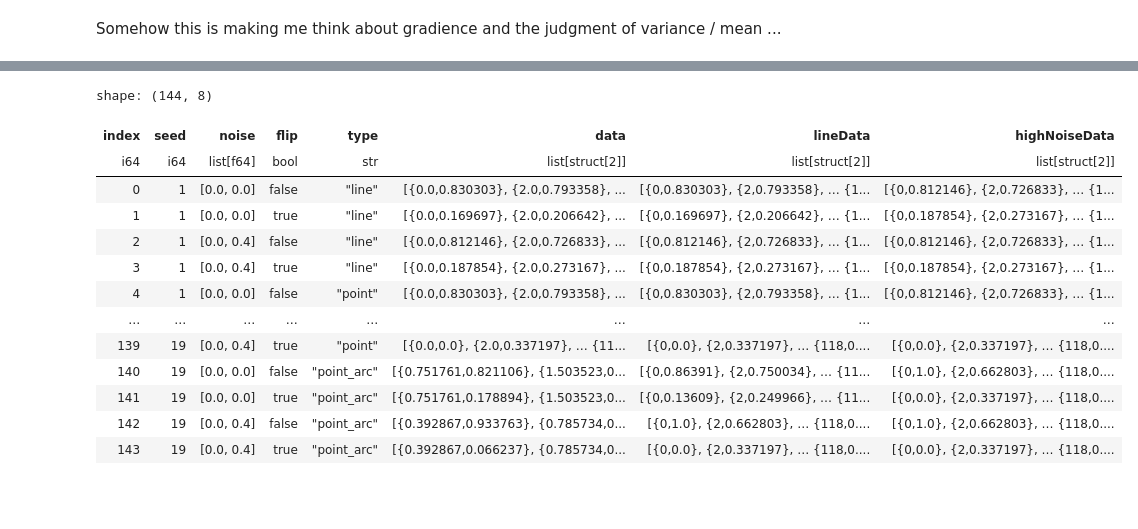
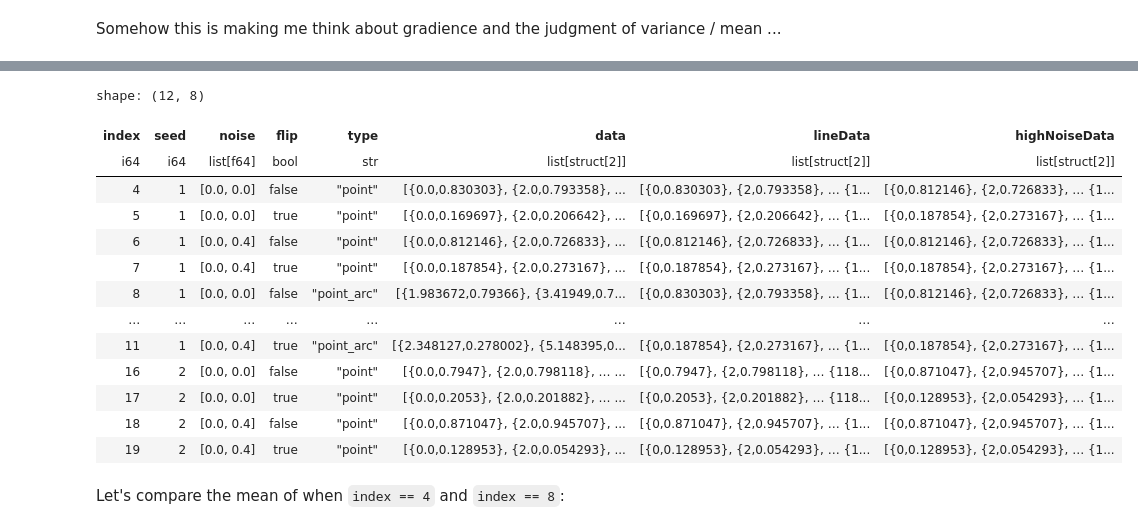
Before and after one commit to mika-long/vis-decode-analysis, a Jupyter notebook: analysis/moritz/Stimuli.ipynb, the cells around one changed output, grey strips where cells are left out. Drawn from its saved outputs; the diff is of its cells as text; code cells hidden in the pictures; blank space fills up the shorter version.

```diff
--- a/analysis/moritz/Stimuli.ipynb
+++ b/analysis/moritz/Stimuli.ipynb
@@ -200,16 +138,24 @@ shape: (12, 4)
 # %%
+def get_plot_df(df: pl.DataFrame, index: int, col: str):
+    return df.filter(pl.col("index") == index).select(col).explode(col).unnest(col)
-# %% [output]
-shape: (144, 8)
-| index | seed | noise | flip | type | data | lineData | highNoiseData |
-| i64 | i64 | list[f64] | bool | str | list[struct[2]] | list[struct[2]] | list[struct[2]] |
-| 0 | 1 | [0.0, 0.0] | false | "line" | [{0.0,0.830303}, {2.0,0.793358}, ... | [{0,0.830303}, {2,0.793358}, … {1... | [{0,0.812146}, {2,0.726833}, … {1... |
-| 1 | 1 | [0.0, 0.0] | true | "line" | [{0.0,0.169697}, {2.0,0.206642}, ... | [{0,0.169697}, {2,0.206642}, … {1... | [{0,0.187854}, {2,0.273167}, … {1... |
-| 2 | 1 | [0.0, 0.4] | false | "line" | [{0.0,0.812146}, {2.0,0.726833}, ... | [{0,0.812146}, {2,0.726833}, … {1... | [{0,0.812146}, {2,0.726833}, … {1... |
-| 3 | 1 | [0.0, 0.4] | true | "line" | [{0.0,0.187854}, {2.0,0.273167}, ... | [{0,0.187854}, {2,0.273167}, … {1... | [{0,0.187854}, {2,0.273167}, … {1... |
-| 4 | 1 | [0.0, 0.0] | false | "point" | [{0.0,0.830303}, {2.0,0.793358}, ... | [{0,0.830303}, {2,0.793358}, … {1... | [{0,0.812146}, {2,0.726833}, … {1... |
-| … | … | … | … | … | … | … | … |
-| 139 | 19 | [0.0, 0.4] | true | "point" | [{0.0,0.0}, {2.0,0.337197}, … {11... | [{0,0.0}, {2,0.337197}, … {118,0.... | [{0,0.0}, {2,0.337197}, … {118,0.... |
-| 140 | 19 | [0.0, 0.0] | false | "point_arc" | [{0.751761,0.821106}, {1.503523,0... | [{0,0.86391}, {2,0.750034}, … {11... | [{0,1.0}, {2,0.662803}, … {118,0.... |
-| 141 | 19 | [0.0, 0.0] | true | "point_arc" | [{0.751761,0.178894}, {1.503523,0... | [{0,0.13609}, {2,0.249966}, … {11... | [{0,0.0}, {2,0.337197}, … {118,0.... |
-| 142 | 19 | [0.0, 0.4] | false | "point_arc" | [{0.392867,0.933763}, {0.785734,0... | [{0,1.0}, {2,0.662803}, … {118,0.... | [{0,1.0}, {2,0.662803}, … {118,0.... |
-| 143 | 19 | [0.0, 0.4] | true | "point_arc" | [{0.392867,0.066237}, {0.785734,0... | [{0,0.0}, {2,0.337197}, … {118,0.... | [{0,0.0}, {2,0.337197}, … {118,0.... |
+# %%
+point_df.head(12)
+
+# get_plot_df(point_df, 7, "data")
+# %% [output]
+shape: (12, 8)
+| index | seed | noise | flip | type | data | lineData | highNoiseData |
+| i64 | i64 | list[f64] | bool | str | list[struct[2]] | list[struct[2]] | list[struct[2]] |
+| 4 | 1 | [0.0, 0.0] | false | "point" | [{0.0,0.830303}, {2.0,0.793358}, ... | [{0,0.830303}, {2,0.793358}, … {1... | [{0,0.812146}, {2,0.726833}, … {1... |
+| 5 | 1 | [0.0, 0.0] | true | "point" | [{0.0,0.169697}, {2.0,0.206642}, ... | [{0,0.169697}, {2,0.206642}, … {1... | [{0,0.187854}, {2,0.273167}, … {1... |
+| 6 | 1 | [0.0, 0.4] | false | "point" | [{0.0,0.812146}, {2.0,0.726833}, ... | [{0,0.812146}, {2,0.726833}, … {1... | [{0,0.812146}, {2,0.726833}, … {1... |
+| 7 | 1 | [0.0, 0.4] | true | "point" | [{0.0,0.187854}, {2.0,0.273167}, ... | [{0,0.187854}, {2,0.273167}, … {1... | [{0,0.187854}, {2,0.273167}, … {1... |
+| 8 | 1 | [0.0, 0.0] | false | "point_arc" | [{1.983672,0.79366}, {3.41949,0.7... | [{0,0.830303}, {2,0.793358}, … {1... | [{0,0.812146}, {2,0.726833}, … {1... |
+| … | … | … | … | … | … | … | … |
+| 11 | 1 | [0.0, 0.4] | true | "point_arc" | [{2.348127,0.278002}, {5.148395,0... | [{0,0.187854}, {2,0.273167}, … {1... | [{0,0.187854}, {2,0.273167}, … {1... |
+| 16 | 2 | [0.0, 0.0] | false | "point" | [{0.0,0.7947}, {2.0,0.798118}, … ... | [{0,0.7947}, {2,0.798118}, … {118... | [{0,0.871047}, {2,0.945707}, … {1... |
+| 17 | 2 | [0.0, 0.0] | true | "point" | [{0.0,0.2053}, {2.0,0.201882}, … ... | [{0,0.2053}, {2,0.201882}, … {118... | [{0,0.128953}, {2,0.054293}, … {1... |
+| 18 | 2 | [0.0, 0.4] | false | "point" | [{0.0,0.871047}, {2.0,0.945707}, ... | [{0,0.871047}, {2,0.945707}, … {1... | [{0,0.871047}, {2,0.945707}, … {1... |
+| 19 | 2 | [0.0, 0.4] | true | "point" | [{0.0,0.128953}, {2.0,0.054293}, ... | [{0,0.128953}, {2,0.054293}, … {1... | [{0,0.128953}, {2,0.054293}, … {1... |
+# %% [markdown]
+Let's compare the mean of when `index == 4` and `index == 8`:
```
Also changed, not shown: parts of 33 cells of this notebook.
